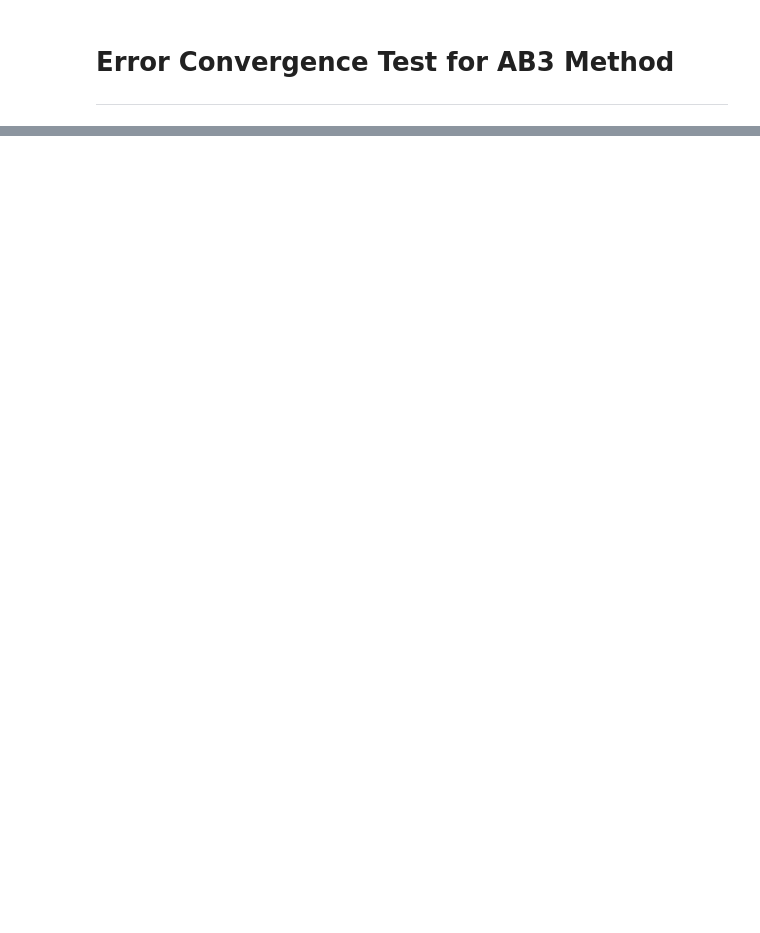
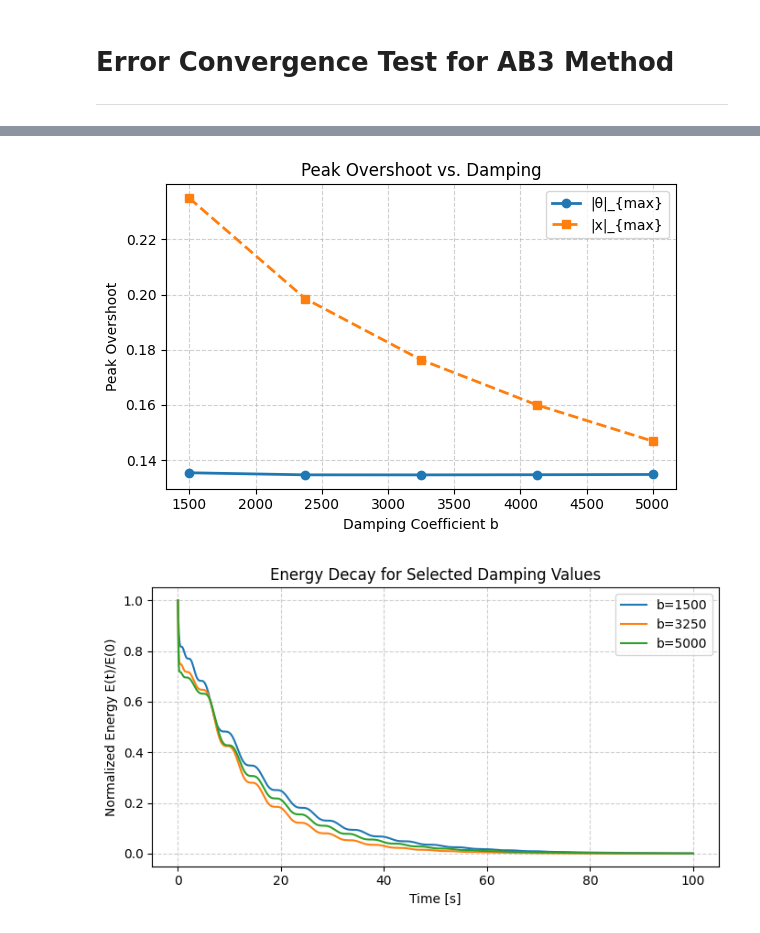
Before and after one commit to elijah-lewis5/AE370-Project-1, a Jupyter notebook: main.ipynb, the cells around one changed output, grey strips where cells are left out. Cells and saved outputs as stored; diff of their text form; code cells hidden in the pictures; blank space fills up the shorter version.

```diff
--- a/main.ipynb
+++ b/main.ipynb
@@ -145,0 +156,27 @@ plt.show()
+# %%
+### Q2: Effect of Damping on Stability and Settling Time
+
+# Simulation controls
+dt = 0.05
+t_final = 100.0
+
+# Sweep b values
+b_values = np.linspace(1.5e3,5e3,5)
+
+# Tolerances for "settled"
+eps_x = 0.01     # meters
+eps_th = 0.01    # radians
+dwell = 2.0      # seconds to remain inside band
+
+results_b = sweep_damping_effect(
+    b_values, ab3_solve, u0, dt, t_final,
+    constants_base=None, eps_x=eps_x, eps_th=eps_th, dwell=dwell
+)
+
+# Figures
+plot_overshoot_vs_b(results_b)
+plot_energy_decay_examples(results_b, [b_values[0], b_values[len(b_values)//2], b_values[-1]])
+plot_phase_by_b(results_b, [b_values[0], b_values[len(b_values)//2], b_values[-1]])
+# %% [output]
+[figure, added]
+[figure, added]
```
Also changed, not shown: parts of 12 cells of this notebook, 14 other files.
